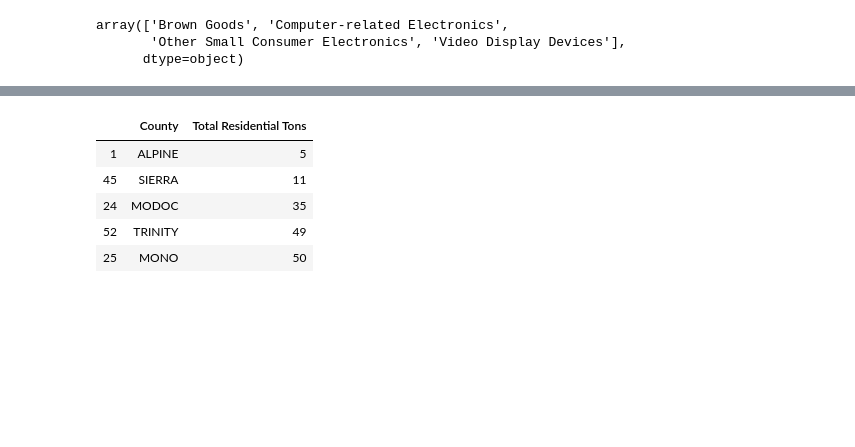
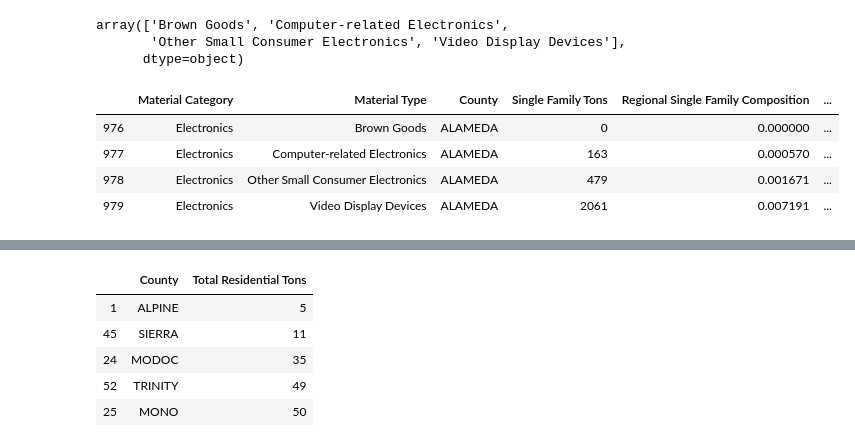
Before and after one commit to matthew-y-dong/ca-waste, a Jupyter notebook: eda/web-page-visualizations.ipynb, the cells around one changed output, grey strips where cells are left out. Cells and saved outputs as stored; diff of their text form; code cells hidden in the pictures; blank space fills up the shorter version.

Commit message:
add ewaste breakdown for alameda

```diff
--- a/eda/web-page-visualizations.ipynb
+++ b/eda/web-page-visualizations.ipynb
@@ -217,3 +217,12 @@ e_waste["Material Type"].unique()
 array(['Brown Goods', 'Computer-related Electronics',
        'Other Small Consumer Electronics', 'Video Display Devices'],
       dtype=object)
+# %%
+alameda_ewaste = e_waste[e_waste["County"] == "ALAMEDA"]
+alameda_ewaste
+# %% [output]
+|  | Material Category | Material Type | County | Single Family Tons | Regional Single Family Composition | ... |
+| 976 | Electronics | Brown Goods | ALAMEDA | 0 | 0.000000 | ... |
+| 977 | Electronics | Computer-related Electronics | ALAMEDA | 163 | 0.000570 | ... |
+| 978 | Electronics | Other Small Consumer Electronics | ALAMEDA | 479 | 0.001671 | ... |
+| 979 | Electronics | Video Display Devices | ALAMEDA | 2061 | 0.007191 | ... |
```
Also changed, not shown: parts of 1 cell of this notebook.
